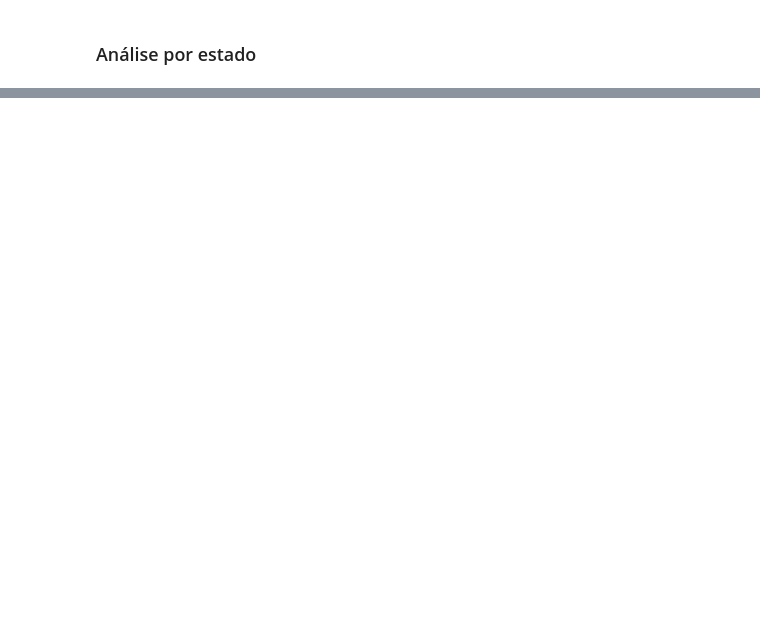
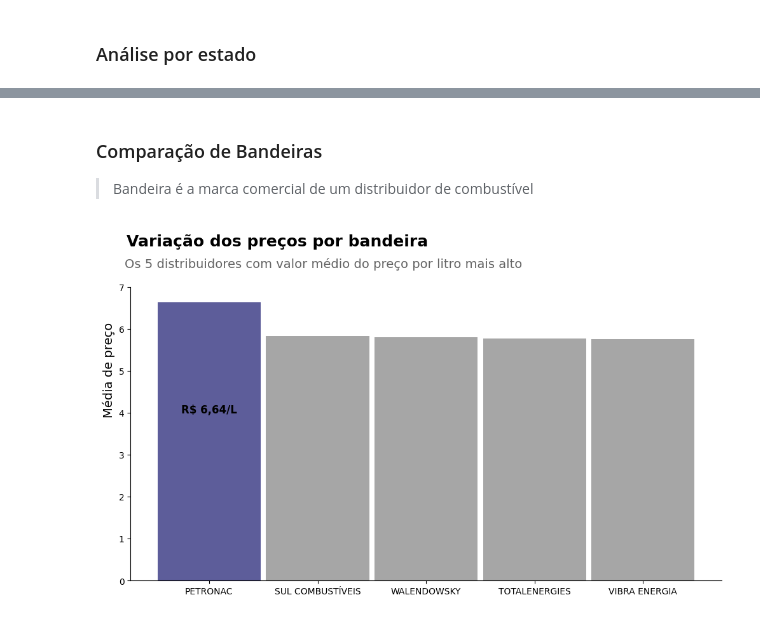
Before and after one commit to LilianeAquino/projeto_estatistica_coders_2023, a Jupyter notebook: projeto_estatistica_coders.ipynb, the cells around one changed output, grey strips where cells are left out. Cells and saved outputs as stored; diff of their text form; code cells hidden in the pictures; blank space fills up the shorter version.

```diff
--- a/projeto_estatistica_coders.ipynb
+++ b/projeto_estatistica_coders.ipynb
@@ -312,0 +333,22 @@ plt.show()
+# %% [markdown]
+### Comparação de Bandeiras
+
+> Bandeira é a marca comercial de um distribuidor de combustível
+# %%
+suptitle = 'Variação dos preços por bandeira'
+title = 'Os 5 distribuidores com valor médio do preço por litro mais alto'
+colors=['#191970', '#808080', '#808080', '#808080', '#808080']
+
+dados_agrupados = df.groupby('bandeira')['valor_venda'].mean().sort_values(ascending=False).head(5)
+dados_agrupados.plot.bar(width=0.95, alpha=0.7, figsize=(12, 6), rot=False, color=colors).spines[['top', 'right']].set_visible(False)
+
+plt.suptitle(suptitle, fontsize=18, y=1.02, horizontalalignment='left', x=0.12, color='black', weight='bold')
+plt.title(title, fontsize=14, color='#646464', y=1.05, loc='left', x=-0.01)
+plt.ylabel('Média de preço', fontsize=14, horizontalalignment='left', y=0.556)
+plt.xlabel(None)
+plt.ylim(0, 7)
+plt.text(0, 4, 'R$ 6,64/L', fontsize=12, weight='bold', horizontalalignment='center')
+plt.grid(False)
+plt.show()
+# %% [output]
+[figure, added]
```
Also changed, not shown: parts of 43 cells of this notebook, 1 other file.
